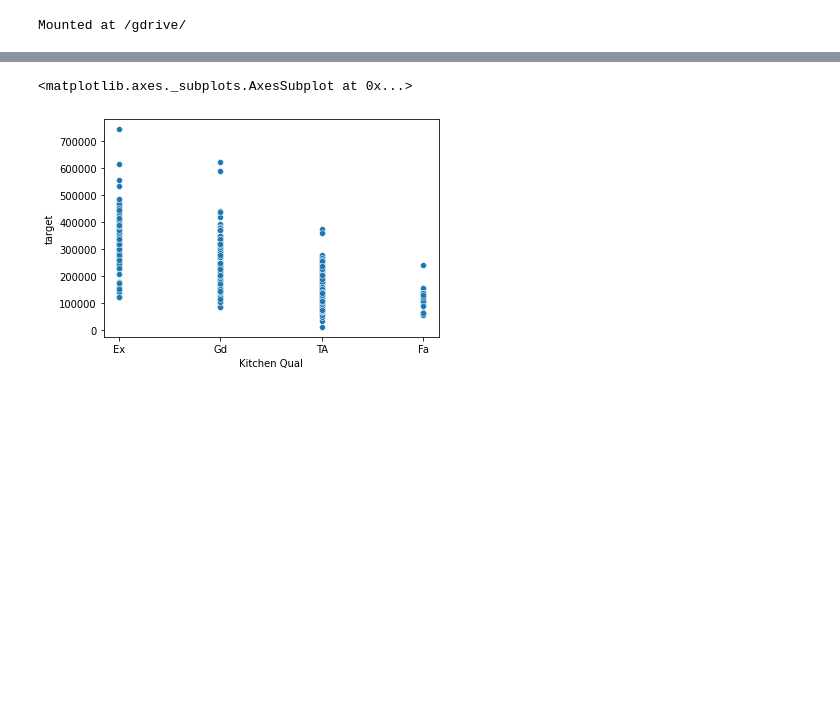
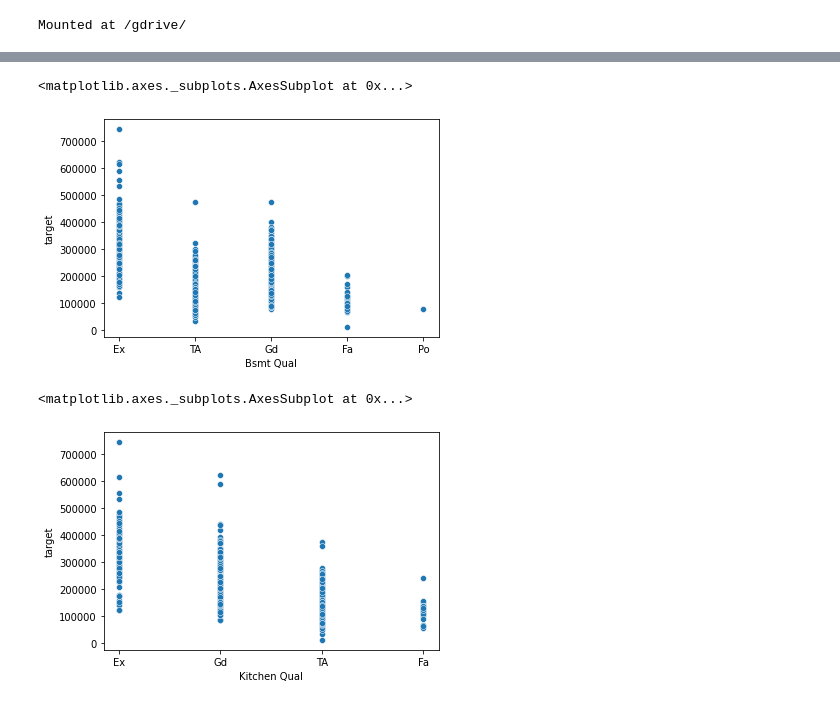
Before and after one commit to miiiingi/dacon_housing, a Jupyter notebook: dacon_housing.ipynb, the cells around one changed output, grey strips where cells are left out. Saved outputs shown, nothing was run; the diff lists cells and outputs as text; code cells hidden in the pictures; blank space fills up the shorter version.

```diff
--- a/dacon_housing.ipynb
+++ b/dacon_housing.ipynb
@@ -23 +57,6 @@ kitchen qual 변수와 타겟변수와의 관계를 보니 kitchen qual에 따
+# %%
+sns.scatterplot(data = trainset, x ='Bsmt Qual', y = 'target')
+# %% [output]
+<matplotlib.axes._subplots.AxesSubplot at 0x...>
+[figure, added]
 # %%
```
Also changed, not shown: parts of 19 cells of this notebook.
